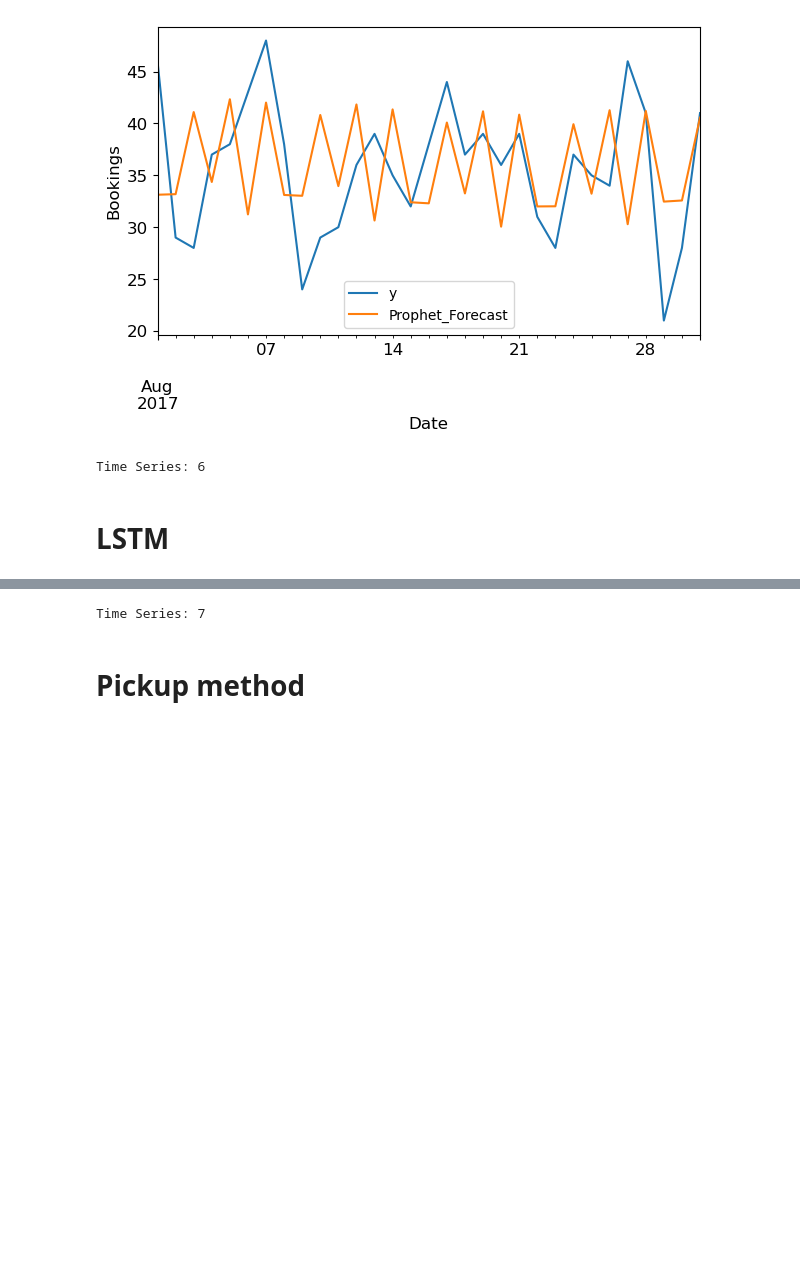
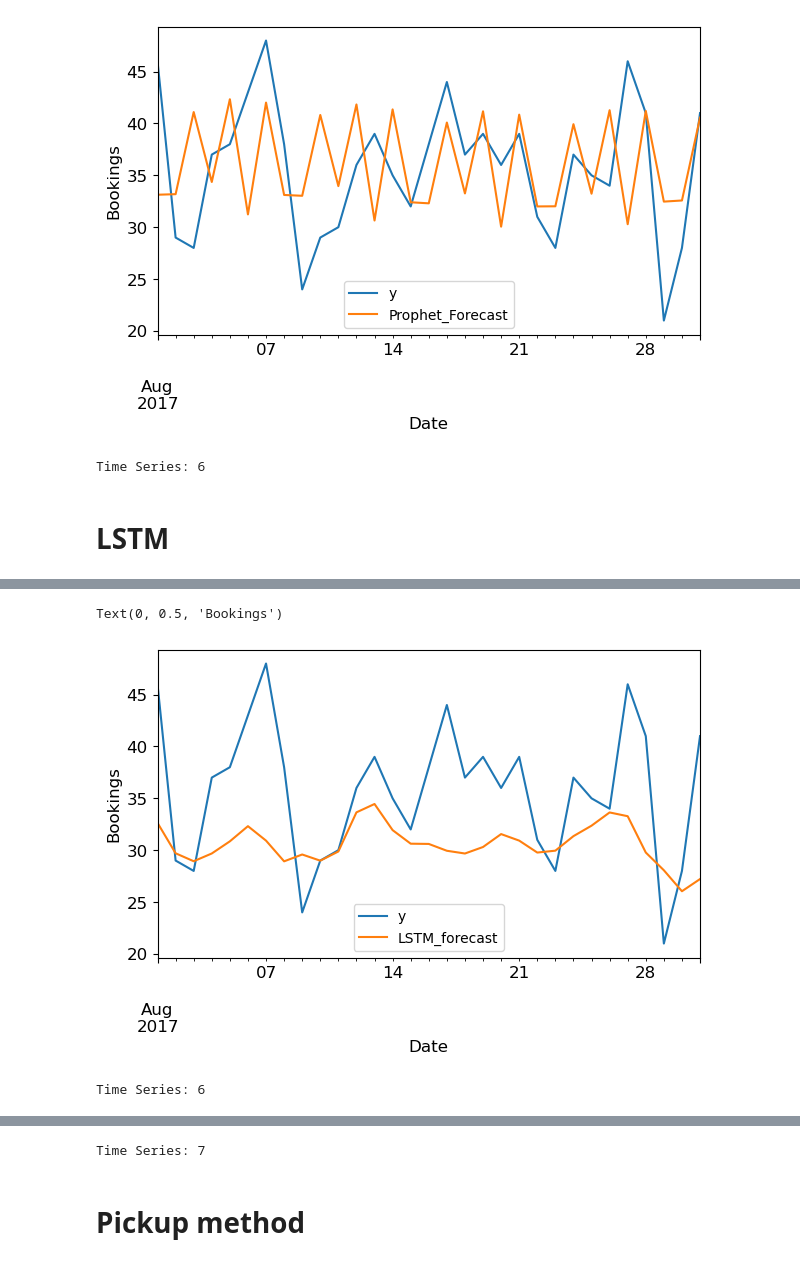
Before and after one commit to yuchenyeh/Machine-Learning-with-Python, a Jupyter notebook: hotel_demand_forecast.ipynb, the cells around one changed output, grey strips where cells are left out. Saved outputs shown, nothing was run; the diff lists cells and outputs as text; code cells hidden in the pictures; blank space fills up the shorter version.

```diff
--- a/hotel_demand_forecast.ipynb
+++ b/hotel_demand_forecast.ipynb
@@ -387,0 +461,13 @@ for i in range(len(test_df)):
+# %%
+test_df = test_df.set_index('ds')
+test_df.plot(figsize=(7,4), fontsize=12)
+plt.xlabel('Date', fontsize=12)
+plt.ylabel('Bookings', fontsize=12)
+# %% [output]
+Text(0, 0.5, 'Bookings')
+[figure, added]
+# %%
+from sklearn.metrics import mean_absolute_error
+print('Time Series: {:.0f}'.format(mean_absolute_error(test_df[['LSTM_forecast']], test_df[['y']])))
+# %% [output]
+Time Series: 6
```
Also changed, not shown: parts of 12 cells of this notebook, 1 other file.
